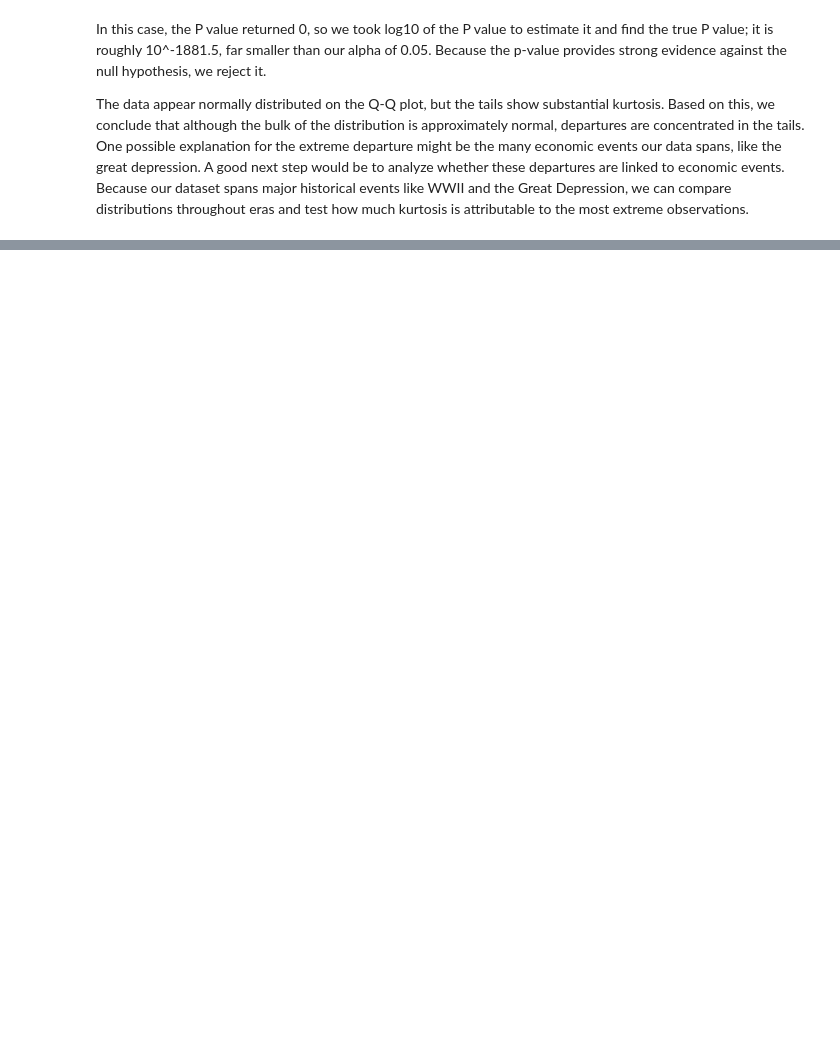
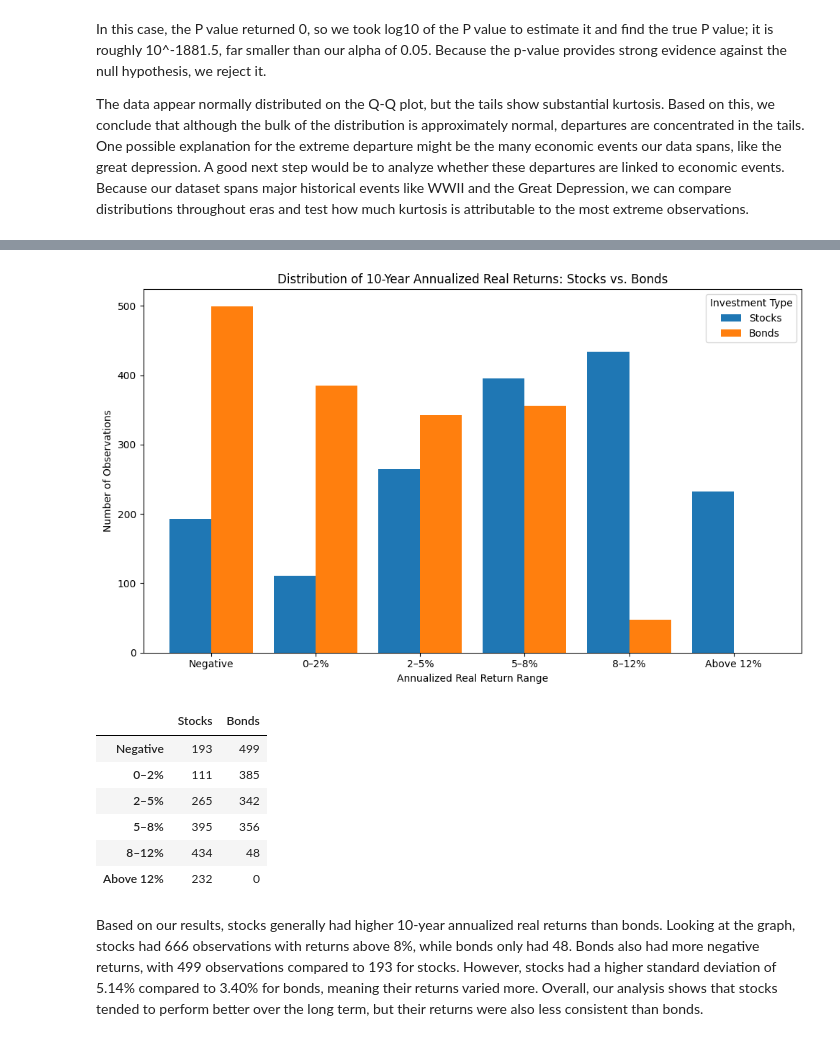
Before and after one commit to zilihen/CMSC320-Final-Project, a Jupyter notebook: stocks.ipynb, the cells around one changed output, grey strips where cells are left out. Drawn from its saved outputs; the diff is of its cells as text; code cells hidden in the pictures; blank space fills up the shorter version.

Commit message:
Added stock and bond return analysis
Add files via upload to Added stock and bond return analysis

```diff
--- a/stocks.ipynb
+++ b/stocks.ipynb
@@ -144,0 +149,53 @@ The data appear normally distributed on the Q-Q plot, but the tails show substan
+# %%
+# Return categories
+bins = [-np.inf, 0, 0.02, 0.05, 0.08, 0.12, np.inf]
+labels = ["Negative", "0–2%", "2–5%", "5–8%", "8–12%", "Above 12%"]
+
+# Categorize stock and bond returns
+stock_categories = pd.cut(
+    df["10 Year Annualized Stock Real Return"],
+    bins=bins,
+    labels=labels
+)
+
+bond_categories = pd.cut(
+    df["10 Year Annualized Bonds Real Return"],
+    bins=bins,
+    labels=labels
+)
+
+# Count observations in each category
+stock_counts = stock_categories.value_counts().reindex(labels)
+bond_counts = bond_categories.value_counts().reindex(labels)
+
+# Combine results
+comparison = pd.DataFrame({
+    "Stocks": stock_counts,
+    "Bonds": bond_counts
+})
+
+# Create grouped bar chart
+ax = comparison.plot(kind="bar", figsize=(10, 6), width=0.8)
+
+ax.set_title("Distribution of 10-Year Annualized Real Returns: Stocks vs. Bonds")
+ax.set_xlabel("Annualized Real Return Range")
+ax.set_ylabel("Number of Observations")
+ax.legend(title="Investment Type")
+
+plt.xticks(rotation=0)
+plt.tight_layout()
+plt.show()
+
+# Display category counts
+display(comparison)
+# %% [output]
+[figure, added]
+|  | Stocks | Bonds |
+| Negative | 193 | 499 |
+| 0–2% | 111 | 385 |
+| 2–5% | 265 | 342 |
+| 5–8% | 395 | 356 |
+| 8–12% | 434 | 48 |
+| Above 12% | 232 | 0 |
+# %% [markdown]
+Based on our results, stocks generally had higher 10-year annualized real returns than bonds. Looking at the graph, stocks had 666 observations with returns above 8%, while bonds only had 48. Bonds also had more negative returns, with 499 observations compared to 193 for stocks. However, stocks had a higher standard deviation of 5.14% compared to 3.40% for bonds, meaning their returns varied more. Overall, our analysis shows that stocks tended to perform better over the long term, but their returns were also less consistent than bonds.
```
Also changed, not shown: parts of 4 cells of this notebook.
